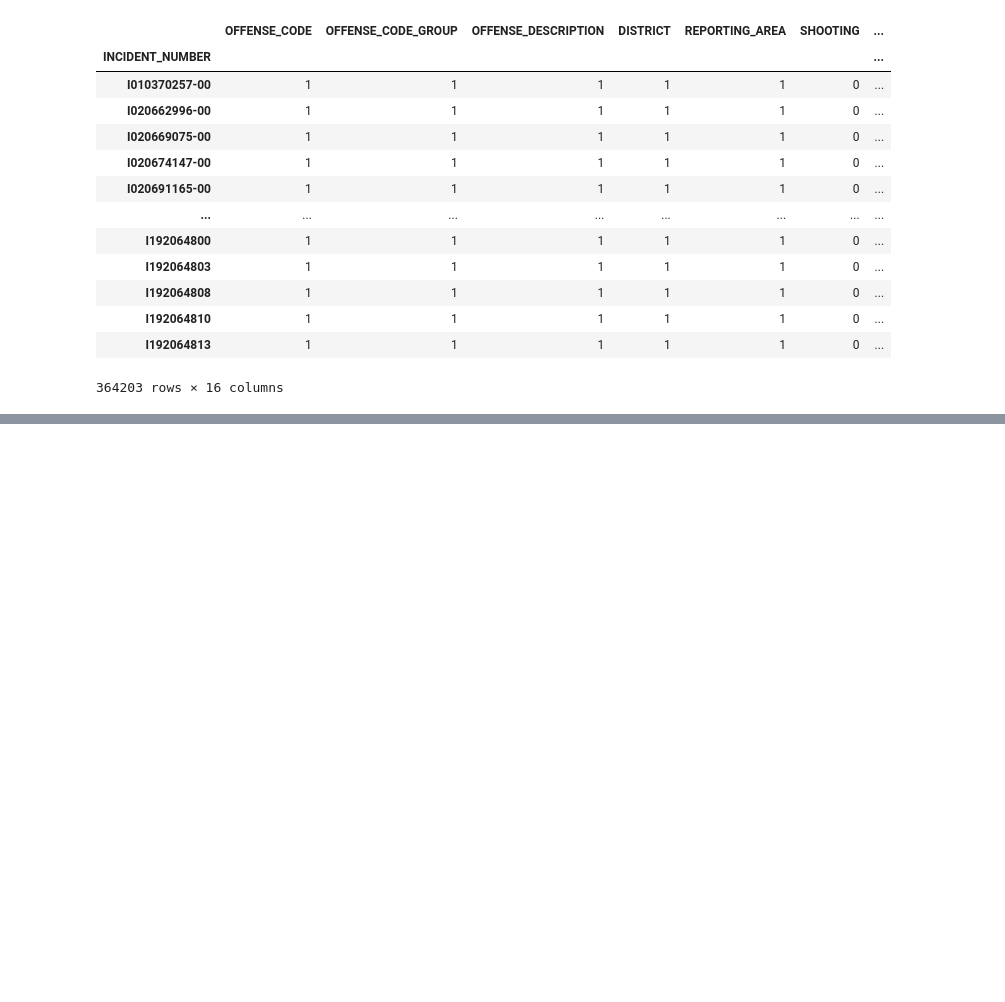
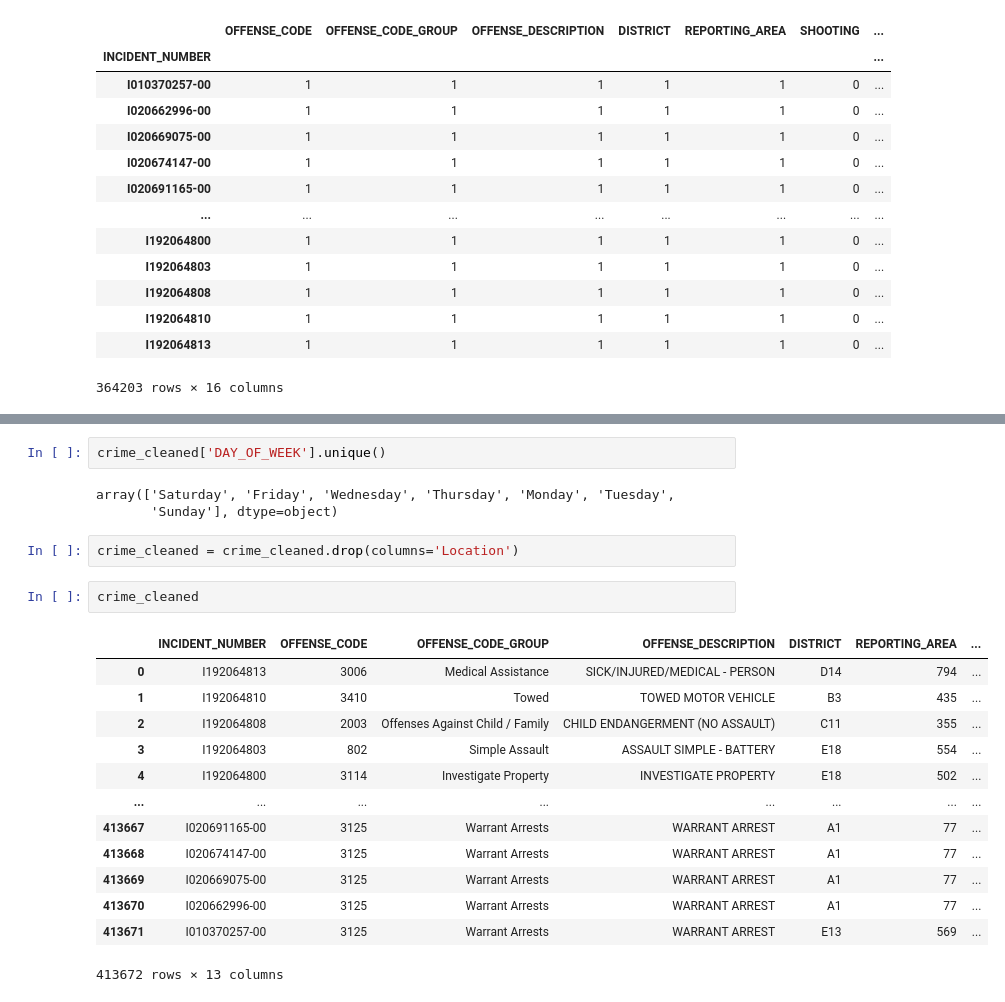
Before and after one commit to roblivesinottawa/crime_analysis_boston, a Jupyter notebook: crime_analysis.ipynb, the cells around one changed output, grey strips where cells are left out. Saved outputs shown, nothing was run; the diff lists cells and outputs as text; blank space fills up the shorter version.

```diff
--- a/crime_analysis.ipynb
+++ b/crime_analysis.ipynb
@@ -50,0 +150,23 @@ crime.groupby('INCIDENT_NUMBER').count()
+# %%
+crime_cleaned['DAY_OF_WEEK'].unique()
+# %% [output]
+array(['Saturday', 'Friday', 'Wednesday', 'Thursday', 'Monday', 'Tuesday',
+       'Sunday'], dtype=object)
+# %%
+crime_cleaned = crime_cleaned.drop(columns='Location')
+# %%
+crime_cleaned
+# %% [output]
+|  | INCIDENT_NUMBER | OFFENSE_CODE | OFFENSE_CODE_GROUP | OFFENSE_DESCRIPTION | DISTRICT | REPORTING_AREA | ... |
+| 0 | I192064813 | 3006 | Medical Assistance | SICK/INJURED/MEDICAL - PERSON | D14 | 794 | ... |
+| 1 | I192064810 | 3410 | Towed | TOWED MOTOR VEHICLE | B3 | 435 | ... |
+| 2 | I192064808 | 2003 | Offenses Against Child / Family | CHILD ENDANGERMENT (NO ASSAULT) | C11 | 355 | ... |
+| 3 | I192064803 | 802 | Simple Assault | ASSAULT SIMPLE - BATTERY | E18 | 554 | ... |
+| 4 | I192064800 | 3114 | Investigate Property | INVESTIGATE PROPERTY | E18 | 502 | ... |
+| ... | ... | ... | ... | ... | ... | ... | ... |
+| 413667 | I020691165-00 | 3125 | Warrant Arrests | WARRANT ARREST | A1 | 77 | ... |
+| 413668 | I020674147-00 | 3125 | Warrant Arrests | WARRANT ARREST | A1 | 77 | ... |
+| 413669 | I020669075-00 | 3125 | Warrant Arrests | WARRANT ARREST | A1 | 77 | ... |
+| 413670 | I020662996-00 | 3125 | Warrant Arrests | WARRANT ARREST | A1 | 77 | ... |
+| 413671 | I010370257-00 | 3125 | Warrant Arrests | WARRANT ARREST | E13 | 569 | ... |
+413672 rows × 13 columns
```
Also changed, not shown: parts of 8 cells of this notebook.
